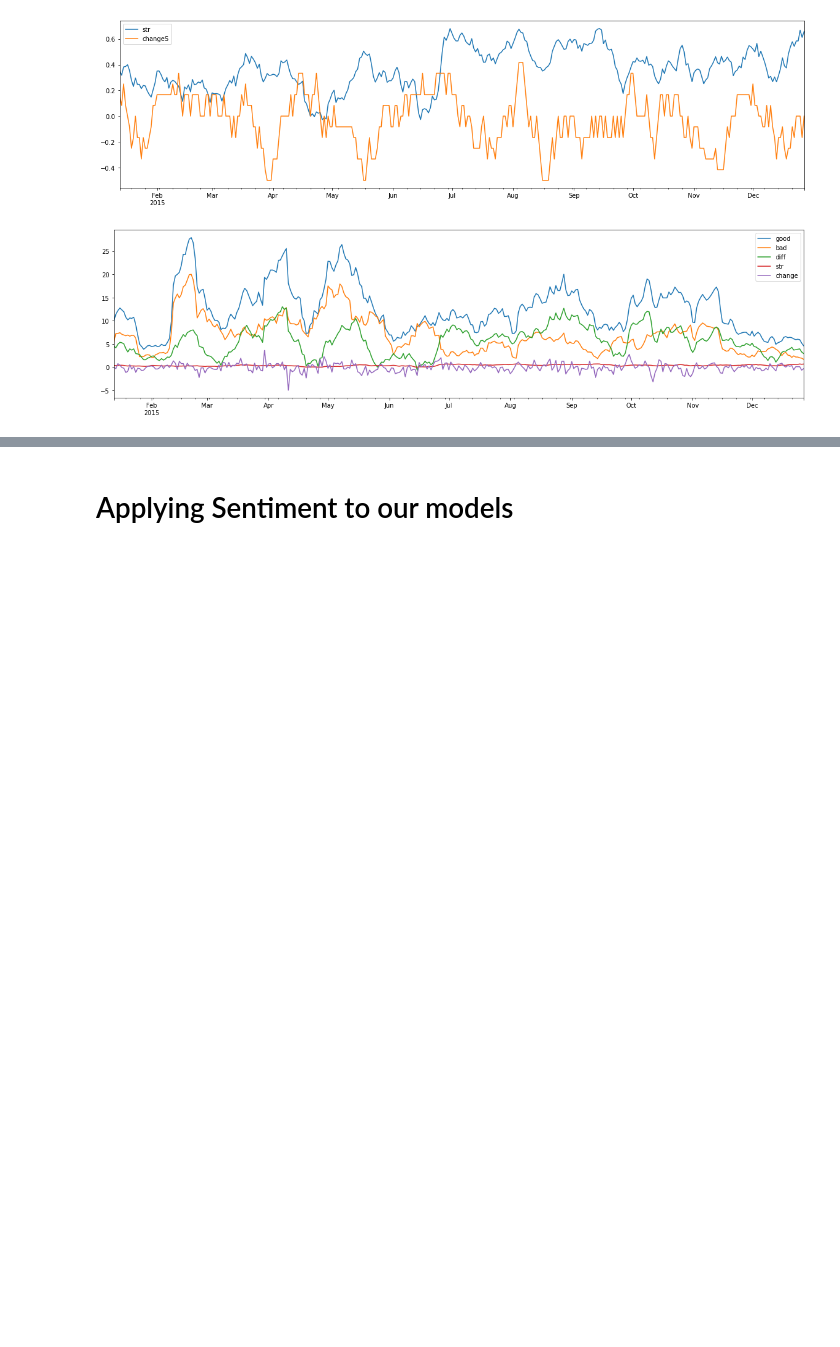
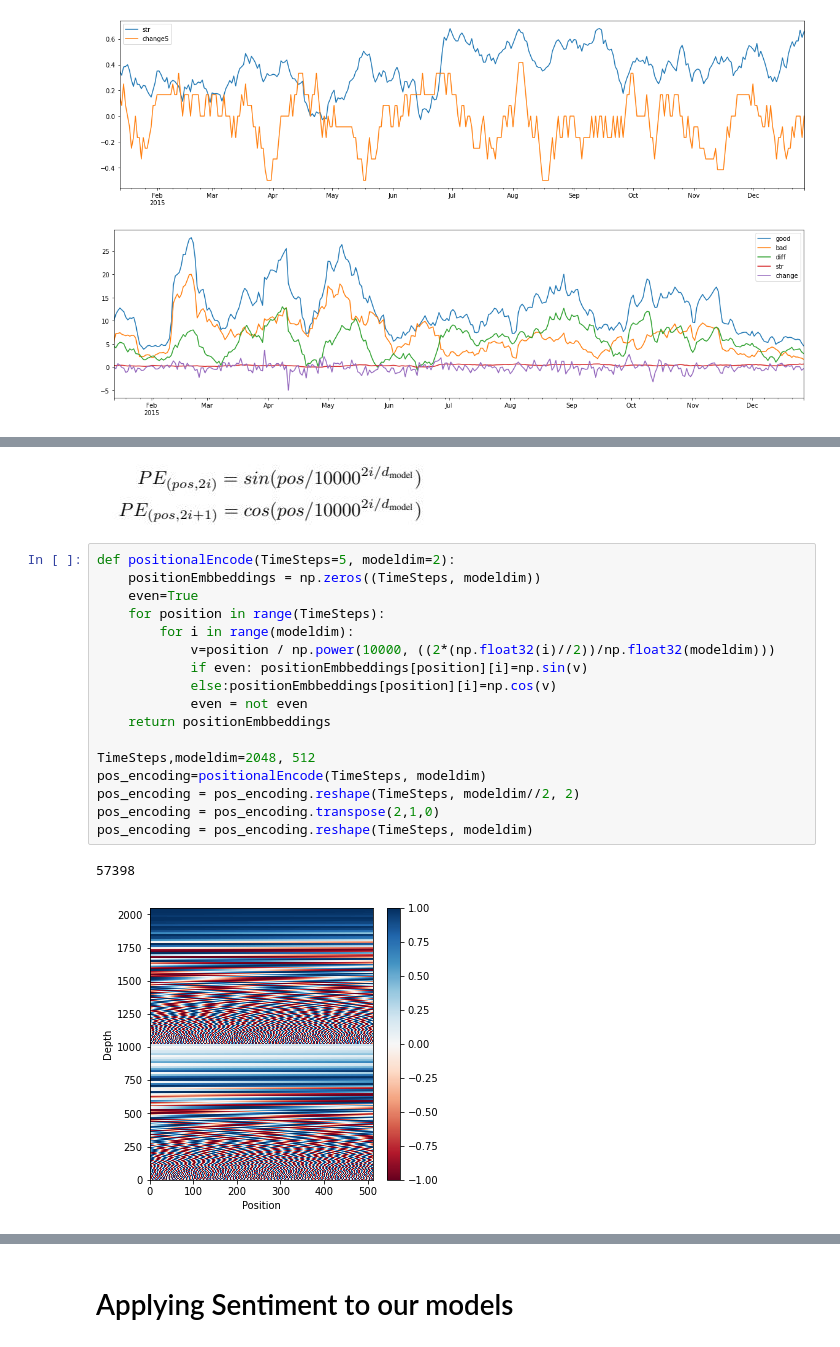
Before and after one commit to IsmailMarashi/2020-2021-Stock-Market-Forecasting-Using-Sentiment-Analysis, a Jupyter notebook: yFinance.ipynb, the cells around one changed output, grey strips where cells are left out. Cells and saved outputs as stored; diff of their text form; blank space fills up the shorter version.

```diff
--- a/yFinance.ipynb
+++ b/yFinance.ipynb
@@ -772,0 +957,22 @@ printResults(pd.DataFrame(testY), pd.DataFrame(predictions),True)
+# %% [markdown]
+![image.png](attachment:image.png)
+# %%
+def positionalEncode(TimeSteps=5, modeldim=2):
+    positionEmbbeddings = np.zeros((TimeSteps, modeldim))
+    even=True
+    for position in range(TimeSteps):
+        for i in range(modeldim):
+            v=position / np.power(10000, ((2*(np.float32(i)//2))/np.float32(modeldim)))
+            if even: positionEmbbeddings[position][i]=np.sin(v)
+            else:positionEmbbeddings[position][i]=np.cos(v)
+            even = not even
+    return positionEmbbeddings
+
+TimeSteps,modeldim=2048, 512
+pos_encoding=positionalEncode(TimeSteps, modeldim)
+pos_encoding = pos_encoding.reshape(TimeSteps, modeldim//2, 2)
+pos_encoding = pos_encoding.transpose(2,1,0)
+pos_encoding = pos_encoding.reshape(TimeSteps, modeldim)
+# %% [output]
+57398
+[figure, added]
```
Also changed, not shown: parts of 58 cells of this notebook, 1 other file.
